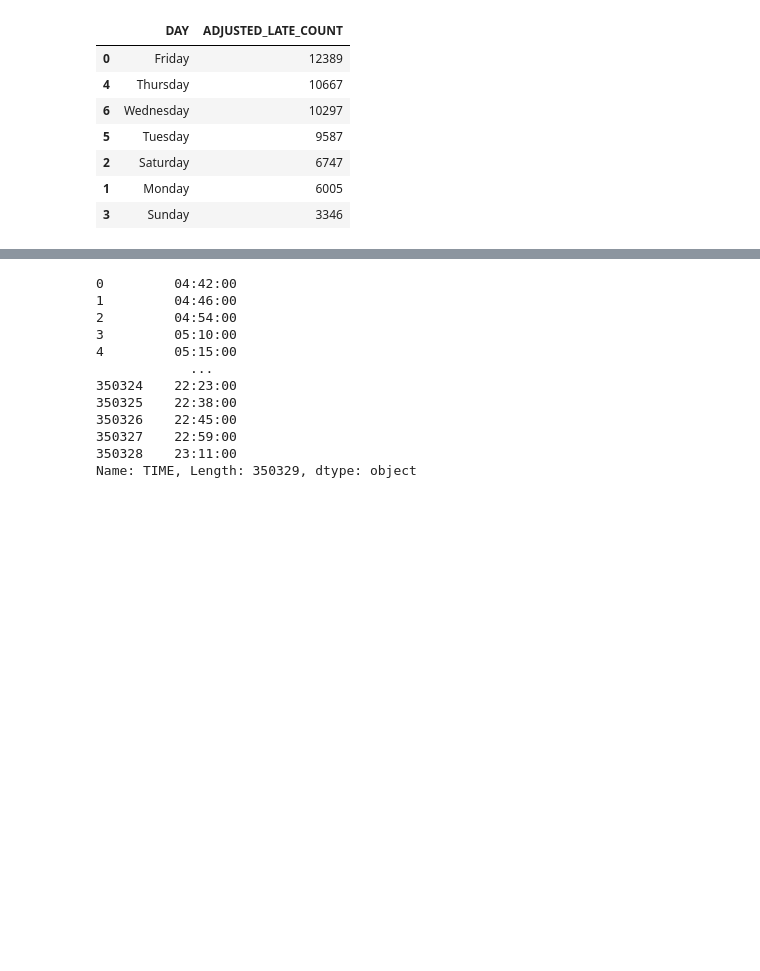
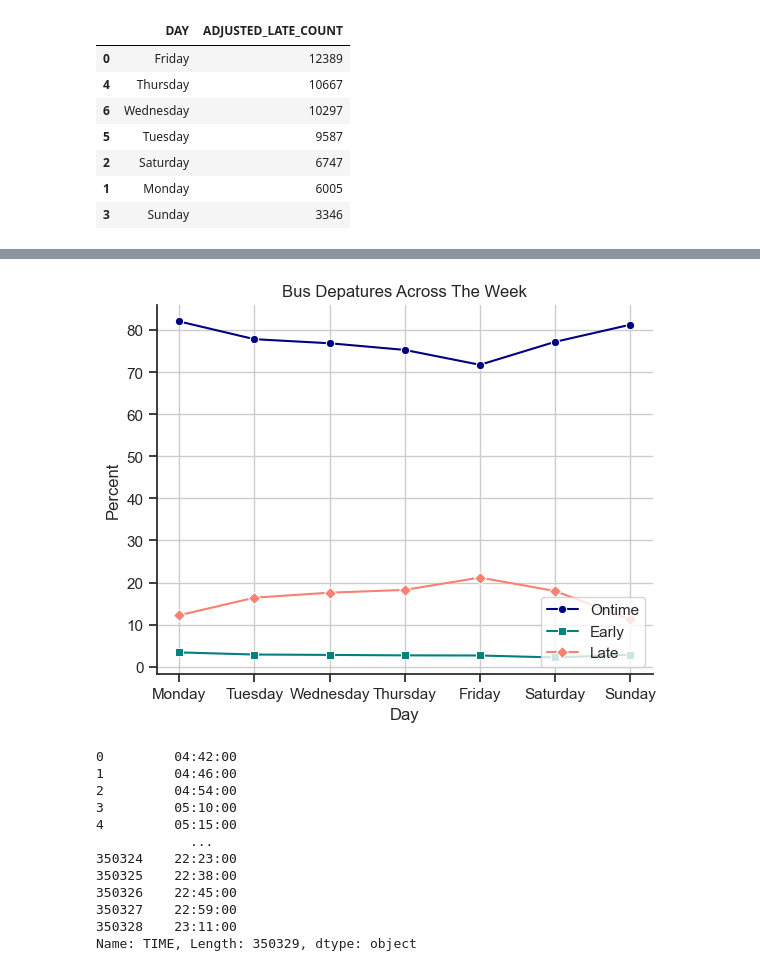
Before and after one commit to NSS-Data-Analytics-Cohort-12/wego-python-da12-pumpkin-py-latte, a Jupyter notebook: notebooks/WeGo_AimeeJohnson.ipynb, the cells around one changed output, grey strips where cells are left out. Cells and saved outputs as stored; diff of their text form; code cells hidden in the pictures; blank space fills up the shorter version.

```diff
--- a/notebooks/WeGo_AimeeJohnson.ipynb
+++ b/notebooks/WeGo_AimeeJohnson.ipynb
@@ -255,0 +273,43 @@ merged_days.sort_values(by= 'percent_on_time', ascending = False)
+# %%
+merged_day_times = total_count.merge(on_time, on='DAY', how='outer') \
+                .merge(early_time, on='DAY', how='outer') \
+                .merge(late_time, on='DAY', how='outer')
+merged_day_times['percent_on_time'] = merged_day_times['ADJUSTED_ONTIME_COUNT']/merged_day_times['count'] * 100
+merged_day_times['percent_early'] = merged_day_times['ADJUSTED_EARLY_COUNT']/merged_day_times['count'] * 100
+merged_day_times['percent_late'] = merged_day_times['ADJUSTED_LATE_COUNT']/merged_day_times['count'] * 100
+
+sorted_weekdays = ['Monday', 'Tuesday', 'Wednesday', 'Thursday', 'Friday', 'Saturday', 'Sunday']
+merged_day_times['DAY'] = pd.Categorical(merged_day_times['DAY'], sorted_weekdays)
+merged_day_times = merged_day_times.sort_values('DAY')
+# %%
+import seaborn as sns
+import matplotlib.pyplot as plt
+df = merged_day_times
+
+# Set the style and font sizes
+sns.set_style('ticks')
+plt.rcParams.update({'font.size': 8})
+
+# Create a Seaborn line plot with different markers for each product
+sns.lineplot(x='DAY', y='percent_on_time', data=df, marker='o', color='navy', label='Ontime')
+sns.lineplot(x='DAY', y='percent_early', data=df, marker='s', color='teal', label='Early')
+sns.lineplot(x='DAY', y='percent_late', data=df, marker='D', color='salmon', label='Late')
+
+# Set plot title and axes labels
+plt.title('Bus Depatures Across The Week')
+plt.xlabel('Day')
+plt.ylabel('Percent')
+
+# Add a legend
+plt.legend(loc='lower right')
+
+# Add a grid
+plt.grid(True)
+
+# Remove the top and right spines
+sns.despine()
+
+# Show the plot
+plt.show()
+# %% [output]
+[figure, added]
```
Also changed, not shown: parts of 12 cells of this notebook.
